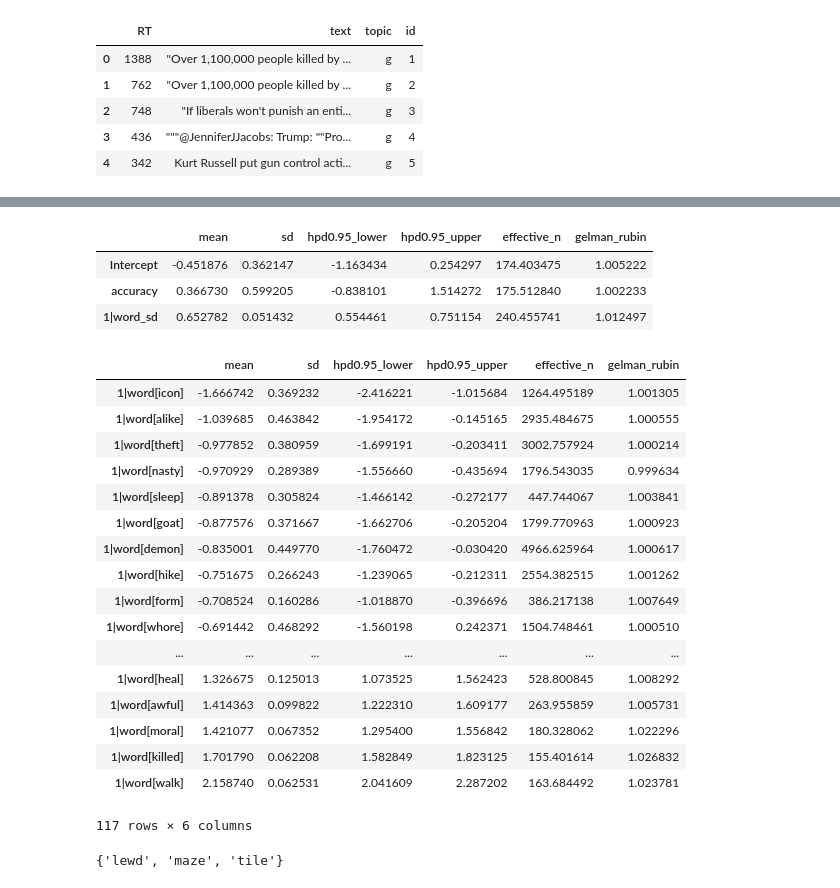
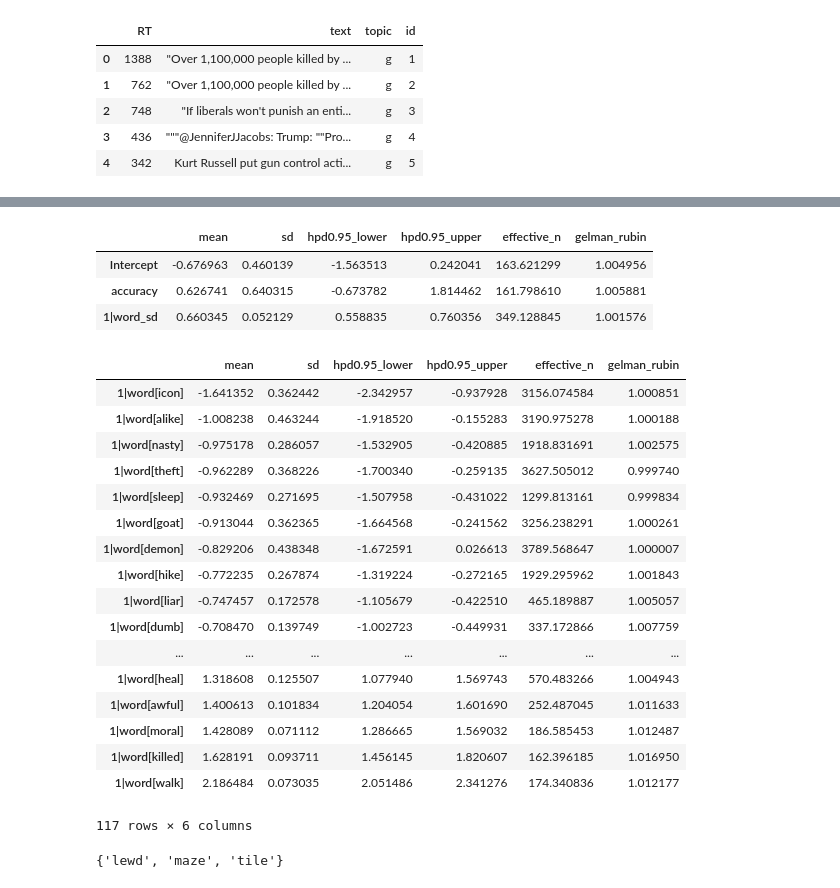
Before and after one commit to tyarkoni/brady_mfx, a Jupyter notebook: Brady et al. reanalysis.ipynb, the cells around one changed output, grey strips where cells are left out. Drawn from its saved outputs; the diff is of its cells as text; code cells hidden in the pictures.

Commit message:
use the same accuracy measure as paper, and include ffx analysis as sanity check

```diff
--- a/Brady et al. reanalysis.ipynb
+++ b/Brady et al. reanalysis.ipynb
@@ -56,7 +55,7 @@ data.head()
 | 4 | 342 | Kurt Russell put gun control acti... | g | 5 |
 # %%
 # Load the word accuracies and create the feature whitelist
-words = pd.read_csv('~/Users/tal/Downloads/osfstorage-archive/study 3/data/combined_word_mean_acc.csv')
+words = pd.read_csv('/Users/tal/Downloads/osfstorage-archive/study 3/data/combined_word_mean_acc.csv')
 words.head()
 whitelist = words['word'].tolist()
 # %%
@@ -77,7 +76,7 @@ all_data = pd.concat([data, feature_df], axis=1)
 trunc = all_data[features.sum(1) == 1]
 # %%
 # Multiply the feature matrix by the accuracy weights to get predicted accuracy
-trunc['accuracy'] = trunc.iloc[:, 4:].values.dot(words[['early_acc_mean']].values)
+trunc['accuracy'] = trunc.iloc[:, 4:].values.dot(words[['all_acc_mean']].values)
 # %% [output]
 A value is trying to be set on a copy of a slice from a DataFrame.
 Try using .loc[row_indexer,col_indexer] = value instead
@@ -91,3 +89,8 @@ final_data = final_data.query('value == 1')
 
 # Fix retweet dtype
 final_data['RT'] = final_data['RT'].astype(int)
+# %%
+# First fit the ~same model as in the paper
+model = bm.Model(final_data)
+
+results_ffx = model.fit('RT ~ accuracy', chains=4, family='poisson')
@@ -94,10 +127,10 @@ final_data['RT'] = final_data['RT'].astype(int)
 # %%
-# Initialize and fit PyMC3 model using Bambi
-model = bm.Model(final_data)
+# Now with random effects...
+mfx_model = bm.Model(final_data)
 
 # Poisson regression of retweets on attentional capture,
 # with words treated as random effects
-results = model.fit('RT ~ accuracy', '1|word', chains=4, family='poisson')
+results_mfx = model.fit('RT ~ accuracy', '1|word', chains=4, family='poisson')
 # %% [output]
 Auto-assigning NUTS sampler...
 INFO:pymc3:Auto-assigning NUTS sampler...
@@ -120,32 +156,33 @@ results.plot();
 # %%
-# Summarize the fixed effects and variances
-results.summary()
+# Summarize the fixed effects and variances--
+# no effect of accuracy after accounting for between-word variance
+results_mfx.summary()
 # %% [output]
 |  | mean | sd | hpd0.95_lower | hpd0.95_upper | effective_n | gelman_rubin |
-| Intercept | -0.451876 | 0.362147 | -1.163434 | 0.254297 | 174.403475 | 1.005222 |
-| accuracy | 0.366730 | 0.599205 | -0.838101 | 1.514272 | 175.512840 | 1.002233 |
-| 1|word_sd | 0.652782 | 0.051432 | 0.554461 | 0.751154 | 240.455741 | 1.012497 |
+| Intercept | -0.676963 | 0.460139 | -1.563513 | 0.242041 | 163.621299 | 1.004956 |
+| accuracy | 0.626741 | 0.640315 | -0.673782 | 1.814462 | 161.798610 | 1.005881 |
+| 1|word_sd | 0.660345 | 0.052129 | 0.558835 | 0.760356 | 349.128845 | 1.001576 |
 # %%
 # Sort the random intercepts (i.e., words) by effect size
-results.summary(ranefs=True).iloc[2:-1].sort_values('mean')
+results_mfx.summary(ranefs=True).iloc[2:-1].sort_values('mean')
 # %% [output]
 |  | mean | sd | hpd0.95_lower | hpd0.95_upper | effective_n | gelman_rubin |
-| 1|word[icon] | -1.666742 | 0.369232 | -2.416221 | -1.015684 | 1264.495189 | 1.001305 |
-| 1|word[alike] | -1.039685 | 0.463842 | -1.954172 | -0.145165 | 2935.484675 | 1.000555 |
-| 1|word[theft] | -0.977852 | 0.380959 | -1.699191 | -0.203411 | 3002.757924 | 1.000214 |
-| 1|word[nasty] | -0.970929 | 0.289389 | -1.556660 | -0.435694 | 1796.543035 | 0.999634 |
-| 1|word[sleep] | -0.891378 | 0.305824 | -1.466142 | -0.272177 | 447.744067 | 1.003841 |
-| 1|word[goat] | -0.877576 | 0.371667 | -1.662706 | -0.205204 | 1799.770963 | 1.000923 |
-| 1|word[demon] | -0.835001 | 0.449770 | -1.760472 | -0.030420 | 4966.625964 | 1.000617 |
-| 1|word[hike] | -0.751675 | 0.266243 | -1.239065 | -0.212311 | 2554.382515 | 1.001262 |
-| 1|word[form] | -0.708524 | 0.160286 | -1.018870 | -0.396696 | 386.217138 | 1.007649 |
-| 1|word[whore] | -0.691442 | 0.468292 | -1.560198 | 0.242371 | 1504.748461 | 1.000510 |
+| 1|word[icon] | -1.641352 | 0.362442 | -2.342957 | -0.937928 | 3156.074584 | 1.000851 |
+| 1|word[alike] | -1.008238 | 0.463244 | -1.918520 | -0.155283 | 3190.975278 | 1.000188 |
+| 1|word[nasty] | -0.975178 | 0.286057 | -1.532905 | -0.420885 | 1918.831691 | 1.002575 |
+| 1|word[theft] | -0.962289 | 0.368226 | -1.700340 | -0.259135 | 3627.505012 | 0.999740 |
+| 1|word[sleep] | -0.932469 | 0.271695 | -1.507958 | -0.431022 | 1299.813161 | 0.999834 |
+| 1|word[goat] | -0.913044 | 0.362365 | -1.664568 | -0.241562 | 3256.238291 | 1.000261 |
+| 1|word[demon] | -0.829206 | 0.438348 | -1.672591 | 0.026613 | 3789.568647 | 1.000007 |
+| 1|word[hike] | -0.772235 | 0.267874 | -1.319224 | -0.272165 | 1929.295962 | 1.001843 |
+| 1|word[liar] | -0.747457 | 0.172578 | -1.105679 | -0.422510 | 465.189887 | 1.005057 |
+| 1|word[dumb] | -0.708470 | 0.139749 | -1.002723 | -0.449931 | 337.172866 | 1.007759 |
 | ... | ... | ... | ... | ... | ... | ... |
-| 1|word[heal] | 1.326675 | 0.125013 | 1.073525 | 1.562423 | 528.800845 | 1.008292 |
-| 1|word[awful] | 1.414363 | 0.099822 | 1.222310 | 1.609177 | 263.955859 | 1.005731 |
-| 1|word[moral] | 1.421077 | 0.067352 | 1.295400 | 1.556842 | 180.328062 | 1.022296 |
-| 1|word[killed] | 1.701790 | 0.062208 | 1.582849 | 1.823125 | 155.401614 | 1.026832 |
-| 1|word[walk] | 2.158740 | 0.062531 | 2.041609 | 2.287202 | 163.684492 | 1.023781 |
+| 1|word[heal] | 1.318608 | 0.125507 | 1.077940 | 1.569743 | 570.483266 | 1.004943 |
+| 1|word[awful] | 1.400613 | 0.101834 | 1.204054 | 1.601690 | 252.487045 | 1.011633 |
+| 1|word[moral] | 1.428089 | 0.071112 | 1.286665 | 1.569032 | 186.585453 | 1.012487 |
+| 1|word[killed] | 1.628191 | 0.093711 | 1.456145 | 1.820607 | 162.396185 | 1.016950 |
+| 1|word[walk] | 2.186484 | 0.073035 | 2.051486 | 2.341276 | 174.340836 | 1.012177 |
 117 rows × 6 columns
 # %%
 # There are only 117 estimates. Are there any words in the
```
Also changed, not shown: parts of 8 cells of this notebook.
